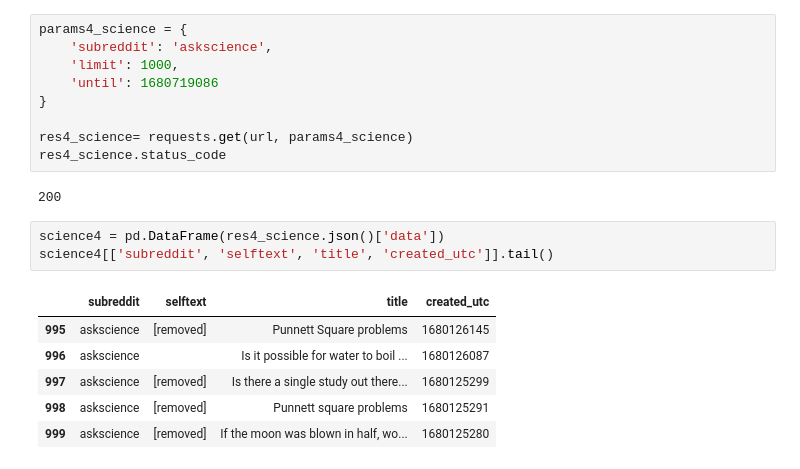
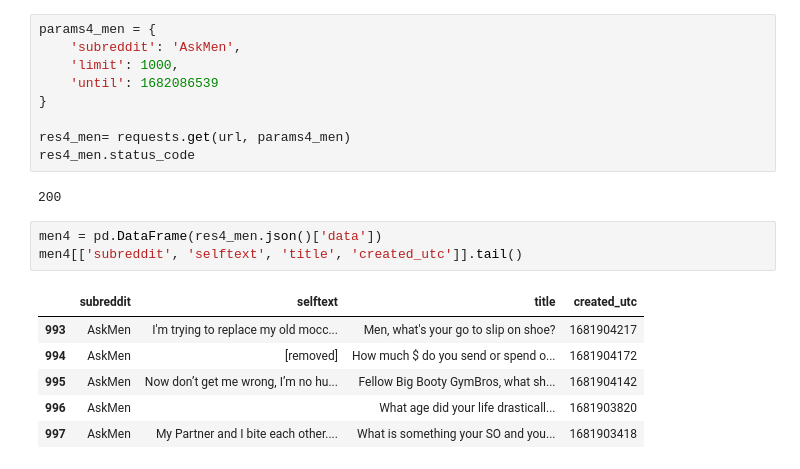
Before and after one commit to vedapatel99/Reddit-NLP, a Jupyter notebook: notebooks/01_data_collection.ipynb, the cells around one changed output. Cells and saved outputs as stored; diff of their text form.

```diff
--- a/notebooks/01_data_collection.ipynb
+++ b/notebooks/01_data_collection.ipynb
@@ -210,22 +218,22 @@ science3[['subreddit', 'selftext', 'title', 'created_utc']].tail()
 # %%
-params4_science = {
-    'subreddit': 'askscience',
+params4_men = {
+    'subreddit': 'AskMen',
     'limit': 1000,
-    'until': 1680719086
+    'until': 1682086539
 }
 
-res4_science= requests.get(url, params4_science)
-res4_science.status_code
+res4_men= requests.get(url, params4_men)
+res4_men.status_code
 # %% [output]
 200
 # %%
-science4 = pd.DataFrame(res4_science.json()['data'])
-science4[['subreddit', 'selftext', 'title', 'created_utc']].tail()
+men4 = pd.DataFrame(res4_men.json()['data'])
+men4[['subreddit', 'selftext', 'title', 'created_utc']].tail()
 # %% [output]
 |  | subreddit | selftext | title | created_utc |
-| 995 | askscience | [removed] | Punnett Square problems | 1680126145 |
-| 996 | askscience |  | Is it possible for water to boil ... | 1680126087 |
-| 997 | askscience | [removed] | Is there a single study out there... | 1680125299 |
-| 998 | askscience | [removed] | Punnett square problems | 1680125291 |
-| 999 | askscience | [removed] | If the moon was blown in half, wo... | 1680125280 |
+| 993 | AskMen | I'm trying to replace my old mocc... | Men, what's your go to slip on shoe? | 1681904217 |
+| 994 | AskMen | [removed] | How much $ do you send or spend o... | 1681904172 |
+| 995 | AskMen | Now don’t get me wrong, I’m no hu... | Fellow Big Booty GymBros, what sh... | 1681904142 |
+| 996 | AskMen |  | What age did your life drasticall... | 1681903820 |
+| 997 | AskMen | My Partner and I bite each other.... | What is something your SO and you... | 1681903418 |
 # %%
```
Also changed, not shown: parts of 43 cells of this notebook.
